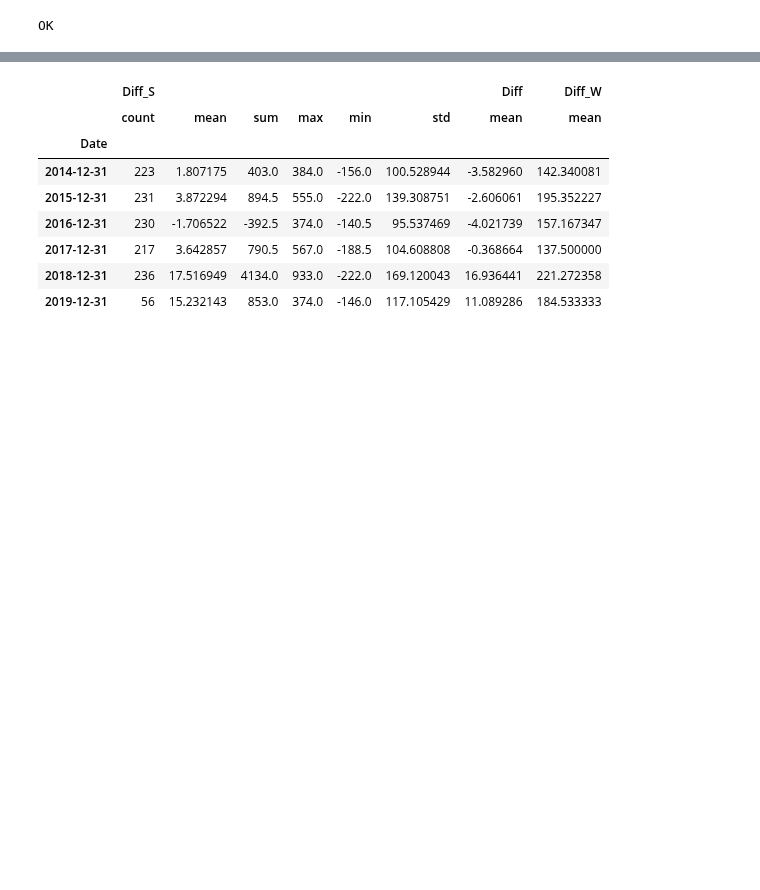
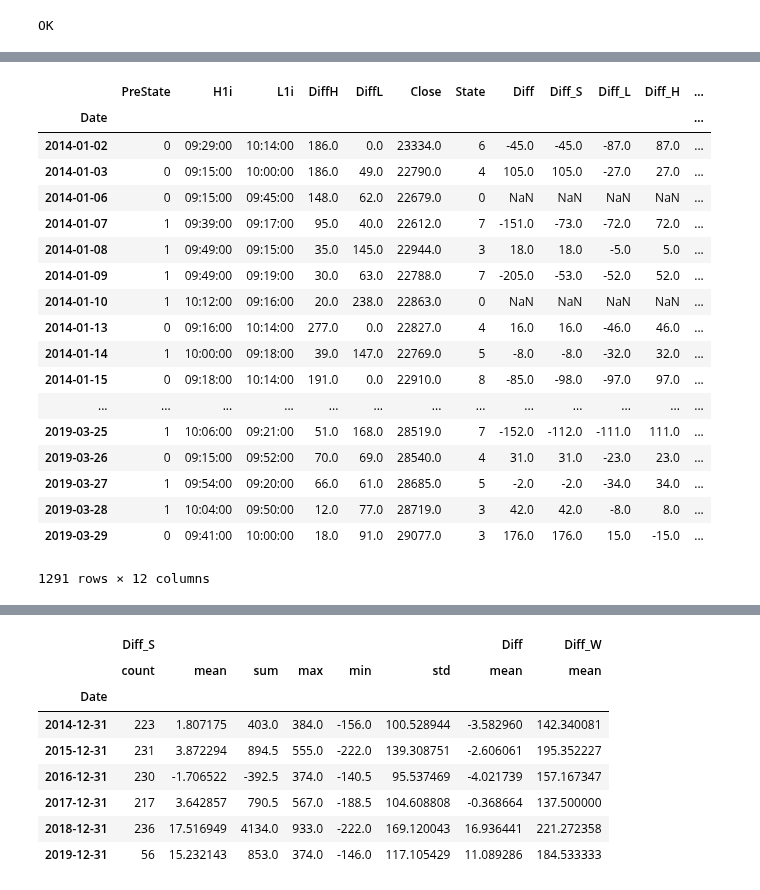
Before and after one commit to che7611/test2, a Jupyter notebook: calcHL.ipynb, the cells around one changed output, grey strips where cells are left out. Cells and saved outputs as stored; diff of their text form; code cells hidden in the pictures; blank space fills up the shorter version.

```diff
--- a/calcHL.ipynb
+++ b/calcHL.ipynb
@@ -161 +171,24 @@ F1[['Stop','Diff_S']][F1.State>=7].agg(['mean'])
+# %%
+col2=['PreState','H1i','L1i','DiffH','DiffL','Close','State','Diff','Diff_S','Diff_L','Diff_H','Stop']
+F1[col2]
+# %% [output]
+|  | PreState | H1i | L1i | DiffH | DiffL | Close | State | Diff | Diff_S | Diff_L | Diff_H | ... |
+| Date |  |  |  |  |  |  |  |  |  |  |  | ... |
+| 2014-01-02 | 0 | 09:29:00 | 10:14:00 | 186.0 | 0.0 | 23334.0 | 6 | -45.0 | -45.0 | -87.0 | 87.0 | ... |
+| 2014-01-03 | 0 | 09:15:00 | 10:00:00 | 186.0 | 49.0 | 22790.0 | 4 | 105.0 | 105.0 | -27.0 | 27.0 | ... |
+| 2014-01-06 | 0 | 09:15:00 | 09:45:00 | 148.0 | 62.0 | 22679.0 | 0 | NaN | NaN | NaN | NaN | ... |
+| 2014-01-07 | 1 | 09:39:00 | 09:17:00 | 95.0 | 40.0 | 22612.0 | 7 | -151.0 | -73.0 | -72.0 | 72.0 | ... |
+| 2014-01-08 | 1 | 09:49:00 | 09:15:00 | 35.0 | 145.0 | 22944.0 | 3 | 18.0 | 18.0 | -5.0 | 5.0 | ... |
+| 2014-01-09 | 1 | 09:49:00 | 09:19:00 | 30.0 | 63.0 | 22788.0 | 7 | -205.0 | -53.0 | -52.0 | 52.0 | ... |
+| 2014-01-10 | 1 | 10:12:00 | 09:16:00 | 20.0 | 238.0 | 22863.0 | 0 | NaN | NaN | NaN | NaN | ... |
+| 2014-01-13 | 0 | 09:16:00 | 10:14:00 | 277.0 | 0.0 | 22827.0 | 4 | 16.0 | 16.0 | -46.0 | 46.0 | ... |
+| 2014-01-14 | 1 | 10:00:00 | 09:18:00 | 39.0 | 147.0 | 22769.0 | 5 | -8.0 | -8.0 | -32.0 | 32.0 | ... |
+| 2014-01-15 | 0 | 09:18:00 | 10:14:00 | 191.0 | 0.0 | 22910.0 | 8 | -85.0 | -98.0 | -97.0 | 97.0 | ... |
+| ... | ... | ... | ... | ... | ... | ... | ... | ... | ... | ... | ... | ... |
+| 2019-03-25 | 1 | 10:06:00 | 09:21:00 | 51.0 | 168.0 | 28519.0 | 7 | -152.0 | -112.0 | -111.0 | 111.0 | ... |
+| 2019-03-26 | 0 | 09:15:00 | 09:52:00 | 70.0 | 69.0 | 28540.0 | 4 | 31.0 | 31.0 | -23.0 | 23.0 | ... |
+| 2019-03-27 | 1 | 09:54:00 | 09:20:00 | 66.0 | 61.0 | 28685.0 | 5 | -2.0 | -2.0 | -34.0 | 34.0 | ... |
+| 2019-03-28 | 1 | 10:04:00 | 09:50:00 | 12.0 | 77.0 | 28719.0 | 3 | 42.0 | 42.0 | -8.0 | 8.0 | ... |
+| 2019-03-29 | 0 | 09:41:00 | 10:00:00 | 18.0 | 91.0 | 29077.0 | 3 | 176.0 | 176.0 | 15.0 | -15.0 | ... |
+1291 rows × 12 columns
 # %%
```
Also changed, not shown: parts of 6 cells of this notebook, 2 other files.
